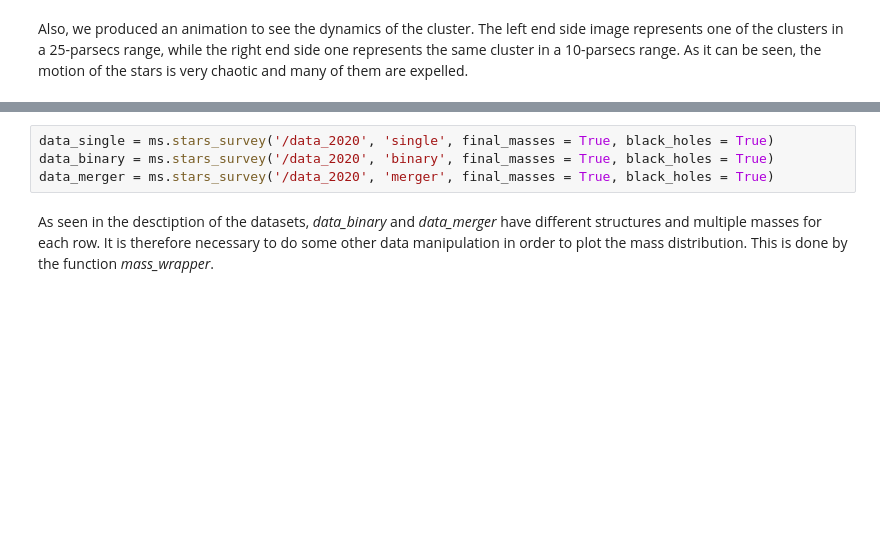
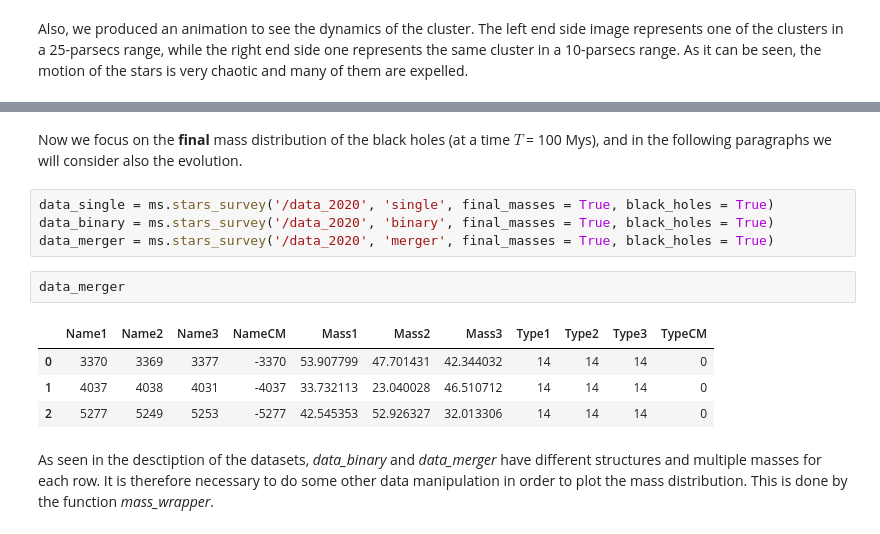
Before and after one commit to fedebenassi/Project-LabCP-MOD-A-Group19, a Jupyter notebook: official_notebook.ipynb, the cells around one changed output, grey strips where cells are left out. Saved outputs shown, nothing was run; the diff lists cells and outputs as text; blank space fills up the shorter version.

```diff
--- a/official_notebook.ipynb
+++ b/official_notebook.ipynb
@@ -156,7 +165,16 @@ In this section we focus on the **final** mass distribution of the black holes (
+# %% [markdown]
+Now we focus on the **final** mass distribution of the black holes (at a time $T$ = 100 Mys), and in the following paragraphs we will consider also the evolution.
 # %%
 data_single = ms.stars_survey('/data_2020', 'single', final_masses = True, black_holes = True)
 data_binary = ms.stars_survey('/data_2020', 'binary', final_masses = True, black_holes = True)
 data_merger = ms.stars_survey('/data_2020', 'merger', final_masses = True, black_holes = True)
+# %%
+data_merger
+# %% [output]
+|  | Name1 | Name2 | Name3 | NameCM | Mass1 | Mass2 | Mass3 | Type1 | Type2 | Type3 | TypeCM |
+| 0 | 3370 | 3369 | 3377 | -3370 | 53.907799 | 47.701431 | 42.344032 | 14 | 14 | 14 | 0 |
+| 1 | 4037 | 4038 | 4031 | -4037 | 33.732113 | 23.040028 | 46.510712 | 14 | 14 | 14 | 0 |
+| 2 | 5277 | 5249 | 5253 | -5277 | 42.545353 | 52.926327 | 32.013306 | 14 | 14 | 14 | 0 |
 # %% [markdown]
 As seen in the desctiption of the datasets, *data_binary* and *data_merger* have different structures and multiple masses for each row. It is therefore necessary to do some other data manipulation in order to plot the mass distribution. This is done by the function *mass_wrapper*.
 # %%
```
Also changed, not shown: parts of 20 cells of this notebook.
